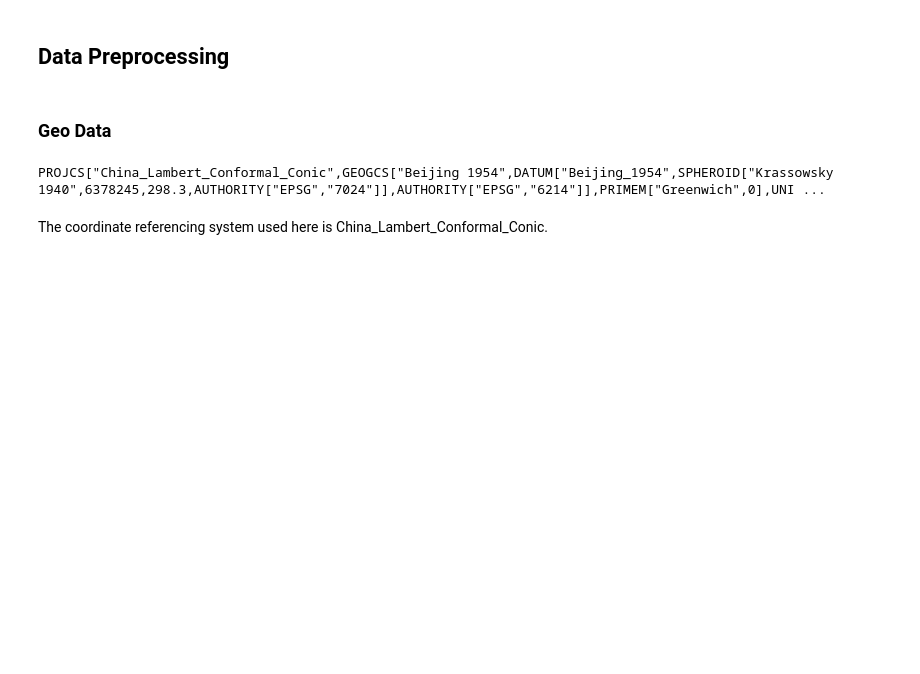
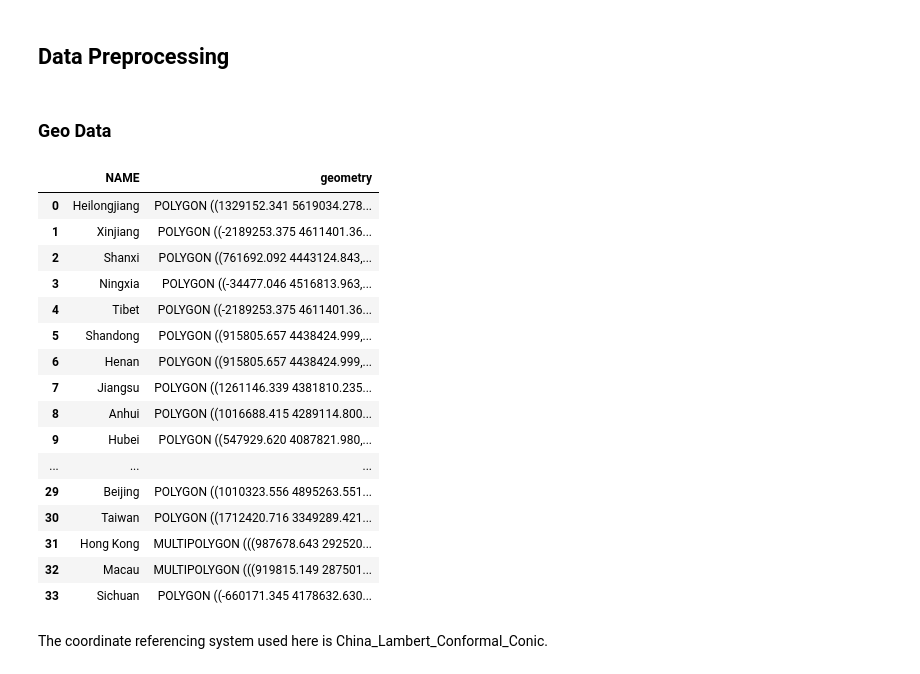
Before and after one commit to KaylaBai/Dissertation, a Jupyter notebook: Dissertation.ipynb, the cells around one changed output. Saved outputs shown, nothing was run; the diff lists cells and outputs as text; code cells hidden in the pictures; blank space fills up the shorter version.

```diff
--- a/Dissertation.ipynb
+++ b/Dissertation.ipynb
@@ -118,13 +118,29 @@ import matplotlib.pyplot as plt
 # %%
 # Read Province boundaries shapefile
 file_path = "https://raw.githubusercontent.com/KaylaBai/Dissertation/main/Data/Province/province_boundaries.shp"
 # provinces = gpd.read_file("/content/province_boundaries.shp").loc[:,["NAME","geometry"]]
 provinces = gpd.read_file(file_path).loc[:,["NAME","geometry"]]
-
+provinces
 # check the coordinate refrencing system
-print(provinces.crs)
+# print(provinces.crs)
 # %% [output]
-PROJCS["China_Lambert_Conformal_Conic",GEOGCS["Beijing 1954",DATUM["Beijing_1954",SPHEROID["Krassowsky 1940",6378245,298.3,AUTHORITY["EPSG","7024"]],AUTHORITY["EPSG","6214"]],PRIMEM["Greenwich",0],UNI ...
+|  | NAME | geometry |
+| 0 | Heilongjiang | POLYGON ((1329152.341 5619034.278... |
+| 1 | Xinjiang | POLYGON ((-2189253.375 4611401.36... |
+| 2 | Shanxi | POLYGON ((761692.092 4443124.843,... |
+| 3 | Ningxia | POLYGON ((-34477.046 4516813.963,... |
+| 4 | Tibet | POLYGON ((-2189253.375 4611401.36... |
+| 5 | Shandong | POLYGON ((915805.657 4438424.999,... |
+| 6 | Henan | POLYGON ((915805.657 4438424.999,... |
+| 7 | Jiangsu | POLYGON ((1261146.339 4381810.235... |
+| 8 | Anhui | POLYGON ((1016688.415 4289114.800... |
+| 9 | Hubei | POLYGON ((547929.620 4087821.980,... |
+| ... | ... | ... |
+| 29 | Beijing | POLYGON ((1010323.556 4895263.551... |
+| 30 | Taiwan | POLYGON ((1712420.716 3349289.421... |
+| 31 | Hong Kong | MULTIPOLYGON (((987678.643 292520... |
+| 32 | Macau | MULTIPOLYGON (((919815.149 287501... |
+| 33 | Sichuan | POLYGON ((-660171.345 4178632.630... |
 # %% [markdown]
 The coordinate referencing system used here is China_Lambert_Conformal_Conic.
 # %%
```
Also changed, not shown: parts of 16 cells of this notebook.
